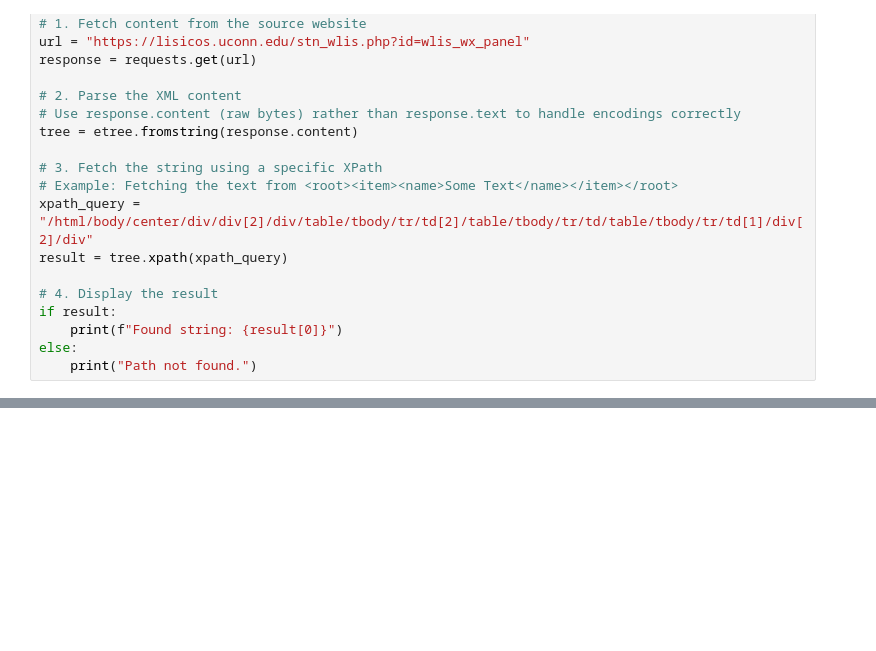
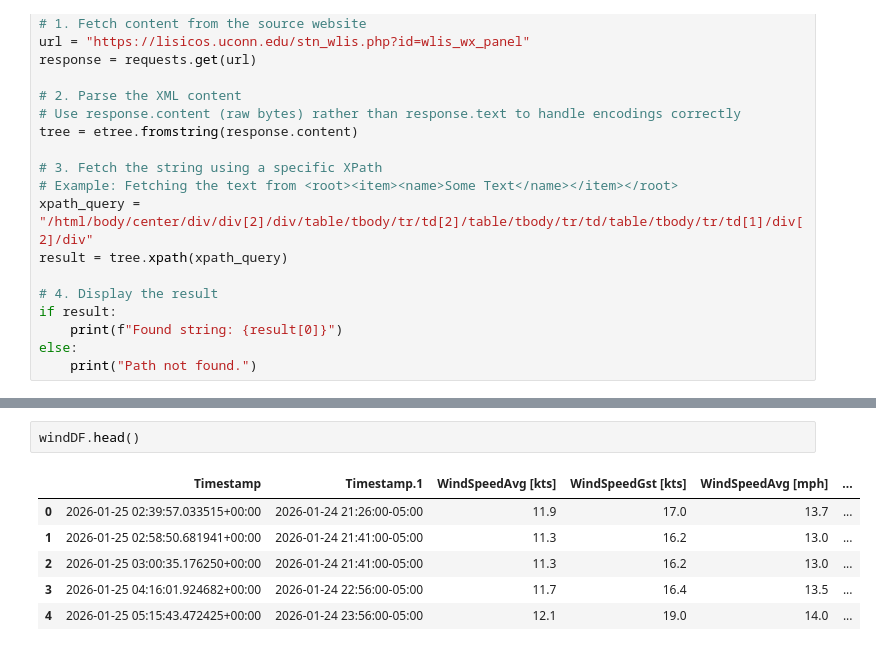
Before and after one commit to pbeeken/OCRWeatherDataCapture, a Jupyter notebook: OCRDataCapture.ipynb, the cells around one changed output, grey strips where cells are left out. Saved outputs shown, nothing was run; the diff lists cells and outputs as text; blank space fills up the shorter version.

```diff
--- a/OCRDataCapture.ipynb
+++ b/OCRDataCapture.ipynb
@@ -872,0 +907,9 @@ else:
+# %%
+windDF.head()
+# %% [output]
+|  | Timestamp | Timestamp.1 | WindSpeedAvg [kts] | WindSpeedGst [kts] | WindSpeedAvg [mph] | ... |
+| 0 | 2026-01-25 02:39:57.033515+00:00 | 2026-01-24 21:26:00-05:00 | 11.9 | 17.0 | 13.7 | ... |
+| 1 | 2026-01-25 02:58:50.681941+00:00 | 2026-01-24 21:41:00-05:00 | 11.3 | 16.2 | 13.0 | ... |
+| 2 | 2026-01-25 03:00:35.176250+00:00 | 2026-01-24 21:41:00-05:00 | 11.3 | 16.2 | 13.0 | ... |
+| 3 | 2026-01-25 04:16:01.924682+00:00 | 2026-01-24 22:56:00-05:00 | 11.7 | 16.4 | 13.5 | ... |
+| 4 | 2026-01-25 05:15:43.472425+00:00 | 2026-01-24 23:56:00-05:00 | 12.1 | 19.0 | 14.0 | ... |
```
Also changed, not shown: parts of 6 cells of this notebook, 1 other file.
